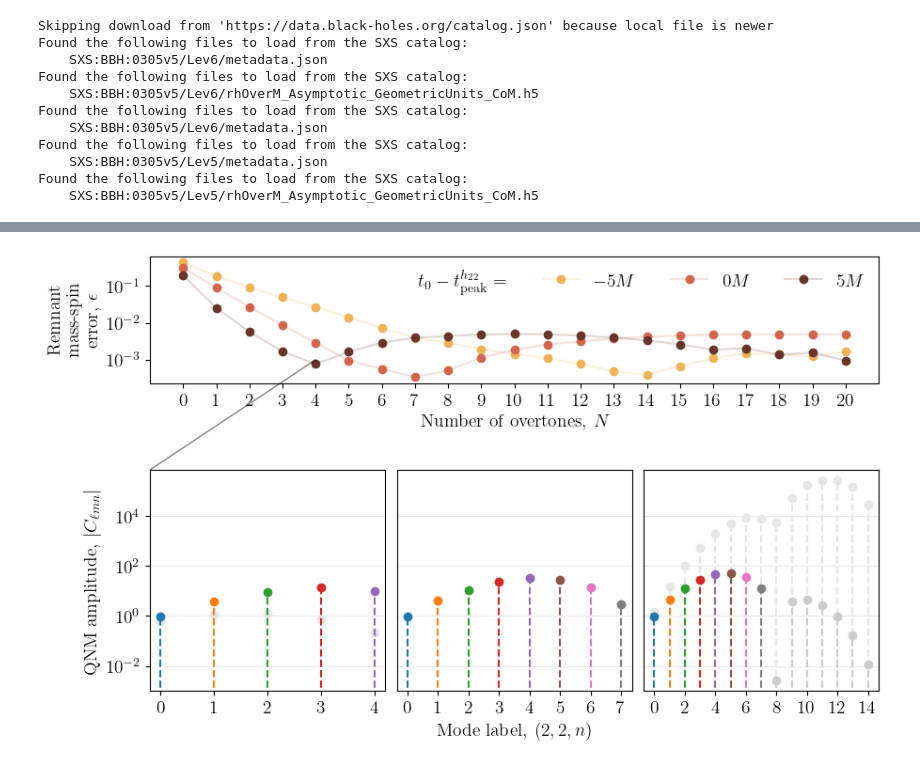
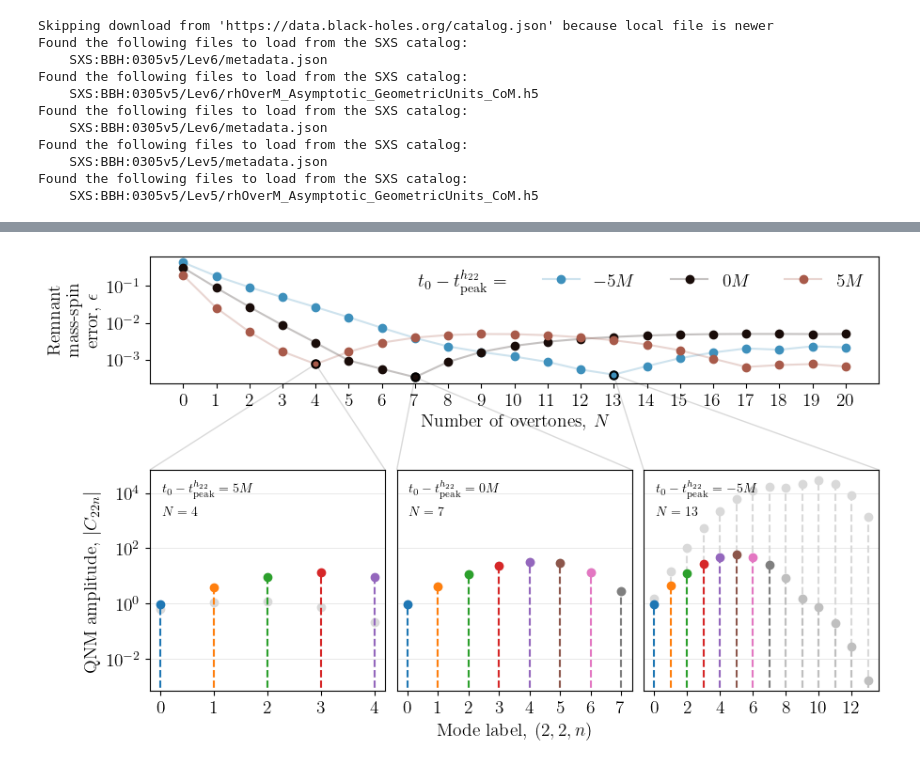
Before and after one commit to eliotfinch/thesis, a Jupyter notebook: Figures/ModellingTheRingdownFromPrecessingBlackHoleBinaries/305_plots.ipynb, the cells around one changed output, grey strips where cells are left out. Saved outputs shown, nothing was run; the diff lists cells and outputs as text; code cells hidden in the pictures.

Commit message:
Update figure notebooks

```diff
--- a/Figures/ModellingTheRingdownFromPrecessingBlackHoleBinaries/305_plots.ipynb
+++ b/Figures/ModellingTheRingdownFromPrecessingBlackHoleBinaries/305_plots.ipynb
@@ -285,5 +289,5 @@ ax.legend()
 # %%
-Ns = [14, 7, 4]
+Ns = [13, 7, 4]
 amp_dict = {}
 
 for N, fit_time in zip(Ns, fit_times):
@@ -326,7 +330,7 @@ ax4.set_yticks([])
 ax1.set_xlabel('Number of overtones, $N$')
 ax1.set_ylabel('Remnant \nmass-spin \nerror, $\epsilon$')
 
-ax2.set_ylabel('QNM amplitude, $|C_{\ell m n}|$')
+ax2.set_ylabel('QNM amplitude, $|C_{22 n}|$')
 
 ax3.set_xlabel('Mode label, $(2,2,n)$')
 
@@ -334,9 +338,8 @@ ax3.set_xlabel('Mode label, $(2,2,n)$')
 
 for i, (fit_time, epsilon_list) in enumerate(epsilon_dict.items()):
 
-    c = cm.lajolla(0.3+i/4) # f'C{i}'
-    print(c)
-    line_c = list(c)[:3] + [0.2]
+    c = cm.berlin(0.5+((i-1)/3)) # f'C{i}'
+    line_c = list(c)[:3] + [0.25]
 
     ax1.plot(N_list, epsilon_list, c=line_c, marker='o', label=f'${fit_time}M$', markeredgecolor=c, markerfacecolor=c)
 
@@ -365,7 +368,7 @@ for i in range(len(amp_dict)):
 
         ax.plot(
             [x[i]-x_shift,x[i]-x_shift], [0,amps[i]],
-            color='#e6e6e6',
+            color='#d9d9d9',
             marker='o',
             markevery=(1,2),
             linestyle=ls
@@ -374,7 +377,7 @@ for i in range(len(amp_dict)):
         if i < 8:
             c = f'C{i}'
         else:
-            c = '#cccccc'
+            c = '#bfbfbf'
         ls = '--'
 
         ax.plot(
@@ -387,7 +390,7 @@ for i in range(len(amp_dict)):
 
 ax2.set_xticks([0,1,2,3,4])
 ax3.set_xticks([0,1,2,3,4,5,6,7])
-ax4.set_xticks([0,2,4,6,8,10,12,14])
+ax4.set_xticks([0,2,4,6,8,10,12])
 
 ylim = ax4.get_ylim()
 
@@ -402,15 +405,58 @@ for loc in grid_locs:
     ax3.axhline(loc, c='k', alpha=0.1, zorder=-10, lw=0.6)
     ax4.axhline(loc, c='k', alpha=0.1, zorder=-10, lw=0.6)
 
-fig.add_artist(
-    ConnectionPatch(
-        xyA=(4,1e-3),
-        coordsA=ax1.transData,
-        xyB=(0,1),
-        coordsB=ax2.transAxes,
-        color='k',
-        alpha=0.5,
-        zorder=10
+for i, (fit_time, epsilon_list) in enumerate(epsilon_dict.items()):
+
+    ax = [ax4, ax3, ax2][i]
+
+    min_loc = np.argmin(epsilon_list[:-5])
+    min_epsilon = epsilon_list[min_loc]
+    min_N = N_list[min_loc]
+
+    fig.add_artist(
+        ConnectionPatch(
+            xyA=(min_N,min_epsilon),
+            coordsA=ax1.transData,
+            xyB=(0,1),
+            coordsB=ax.transAxes,
+            color='k',
+            alpha=0.15,
+            zorder=0.
+            )
         )
-    )
+
+    fig.add_artist(
+        ConnectionPatch(
+            xyA=(min_N,min_epsilon),
+            coordsA=ax1.transData,
+            xyB=(1,1),
+            coordsB=ax.transAxes,
+            color='k',
+            alpha=0.15,
+            zorder=0.
+            )
+        )
+
+    c = cm.berlin(0.5+((i-1)/3)) # f'C{i}'
+    ax1.plot(min_N, min_epsilon, marker='o', c=c, markeredgecolor='k', markeredgewidth=1.5)
+
+    ax.text(
+        0.05, 0.91, f'$t_0 - t_\mathrm{{peak}}^{{h_{{22}}}} = {fit_time}M$',
+        horizontalalignment='left',
+        verticalalignment='center',
+        transform=ax.transAxes,
+        fontsize=10
+        )
+
+    ax.text(
+        0.05, 0.81, f'$N={min_N}$',
+        horizontalalignment='left',
+        verticalalignment='center',
+        transform=ax.transAxes,
+        fontsize=10
+        )
+
+ax1.patch.set_alpha(0.)
+
+fig.savefig('305_even_more_overtones.pdf', bbox_inches='tight')
 # %% [output]
@@ -421 +463 @@ fig.add_artist(
-[figure, old version]
+[figure, new version]
```
Also changed, not shown: parts of 8 cells of this notebook, 3 other files.
